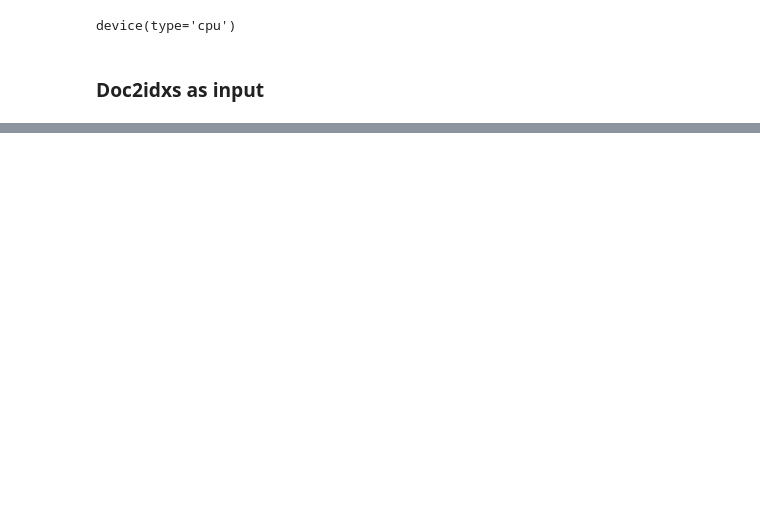
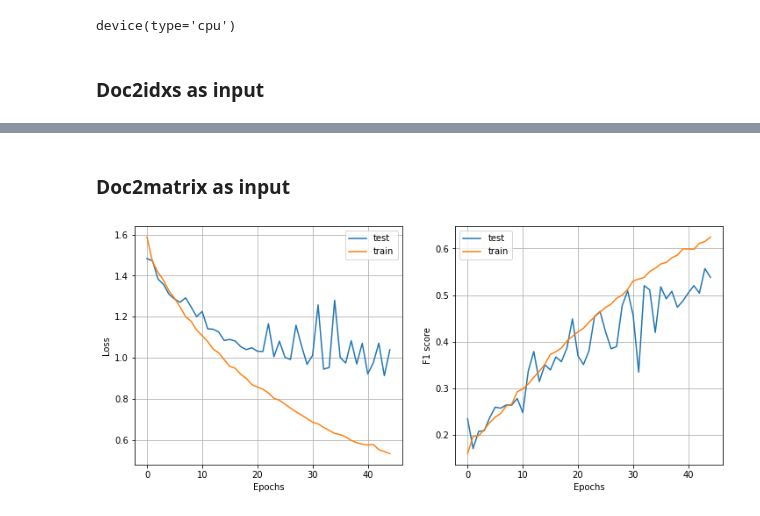
Before and after one commit to mkotenkov/Sentiment-Analysis, a Jupyter notebook: GRU.ipynb, the cells around one changed output, grey strips where cells are left out. Cells and saved outputs as stored; diff of their text form; code cells hidden in the pictures; blank space fills up the shorter version.

```diff
--- a/GRU.ipynb
+++ b/GRU.ipynb
@@ -82,0 +116,2 @@ train_with_int_input(gru,
+# %% [markdown]
+### Doc2matrix as input
@@ -83 +142,44 @@ train_with_int_input(gru,
+# %%
+class GRU_doc2matrix(nn.Module):
+    def __init__(self, hidden_state_size, n_rec_layers, input_size, output_size):
+        super().__init__()
+        self.n_rec_layers = n_rec_layers
+        self.hidden_state_size = hidden_state_size
+
+        self.gru = nn.GRU(input_size, hidden_state_size, n_rec_layers, batch_first=True, dropout=0.2)
+        self.bn = nn.BatchNorm1d(hidden_state_size)
+        self.fc = nn.Linear(hidden_state_size, output_size)
+        self.logsoftmax = nn.LogSoftmax(dim=1)
+
+    def forward(self, X):
+        h_0 = torch.zeros(self.n_rec_layers, X.size(0), self.hidden_state_size).to(device)
+
+        X, _ = self.gru(X, h_0)
+        X = X[:, -1:, :].flatten(start_dim=1)
+        X = self.bn(X)
+        X = torch.tanh(X)
+        X = self.fc(X)
+        X = self.logsoftmax(X)
+
+        return X
+# %%
+gru = GRU_doc2matrix(
+    hidden_state_size=512,
+    n_rec_layers=2,
+    input_size=300,
+    output_size=5
+).to(device)
+
+optimizer = Adam(gru.parameters(), lr=1e-4)
+
+train(gru,
+      optimizer,
+      criterion=nn.NLLLoss(weight=weights),
+      train_loader=DataLoader(train_df, batch_size=256, shuffle=True),
+      test_loader=DataLoader(test_df, batch_size=256, shuffle=False),
+      epochs=45,
+      saving_path=saving_path,
+      scheduler=StepLR(optimizer, step_size=1, gamma=0.99))
+# %% [output]
+[figure, added]
 # %%
```
Also changed, not shown: parts of 12 cells of this notebook, 19 other files.
